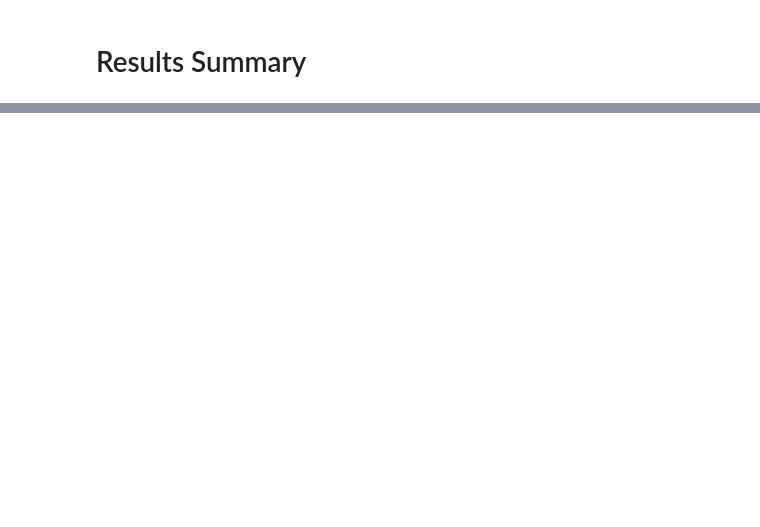
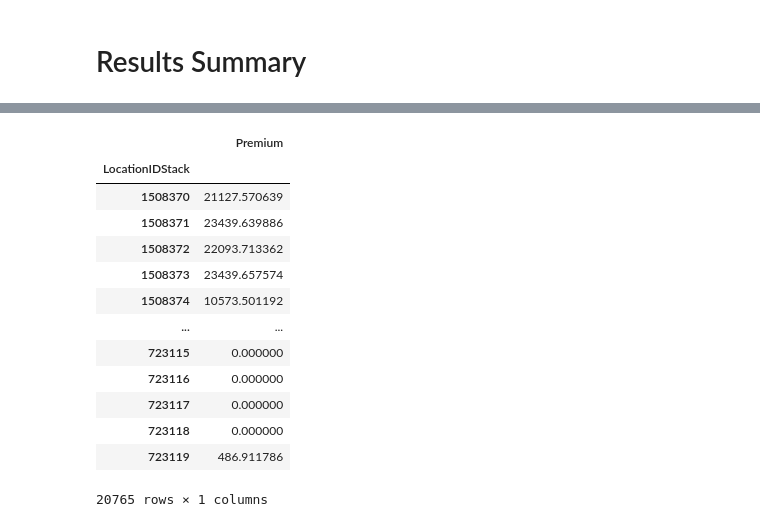
Before and after one commit to hoeun-sim-gc/migrate-repo-test, a Jupyter notebook: pat_svc_dev.ipynb, the cells around one changed output, grey strips where cells are left out. Saved outputs shown, nothing was run; the diff lists cells and outputs as text; code cells hidden in the pictures; blank space fills up the shorter version.

```diff
--- a/pat_svc_dev.ipynb
+++ b/pat_svc_dev.ipynb
@@ -76,0 +62,21 @@ pd.DataFrame(ret.json())
+# %%
+import requests
+import pandas as pd
+
+job_id = 100000132
+actions = {
+    'list': 'api/Jobs',
+    'para': f'api/Jobs/{job_id}/Para',
+    'summary': f'api/Jobs/{job_id}',
+    'result': f'api/Jobs/{job_id}/Result',
+}
+
+ret = requests.get(f"http://frkcat-ws10:8002/{actions['summary']}")
+try:
+    df = pd.DataFrame(ret.json())
+except:
+    df = None
+    print(ret.content)
+
+df
+# print(json.dumps(ret.json(), indent=4))
@@ -76,0 +108,17 @@ pd.DataFrame(ret.json())
+# %%
+df.groupby(by='LocationIDStack').agg({'Premium':'sum'})
+# %% [output]
+|  | Premium |
+| LocationIDStack |  |
+| 1508370 | 21127.570639 |
+| 1508371 | 23439.639886 |
+| 1508372 | 22093.713362 |
+| 1508373 | 23439.657574 |
+| 1508374 | 10573.501192 |
+| ... | ... |
+| 723115 | 0.000000 |
+| 723116 | 0.000000 |
+| 723117 | 0.000000 |
+| 723118 | 0.000000 |
+| 723119 | 486.911786 |
+20765 rows × 1 columns
```
Also changed, not shown: parts of 7 cells of this notebook, 11 other files.
